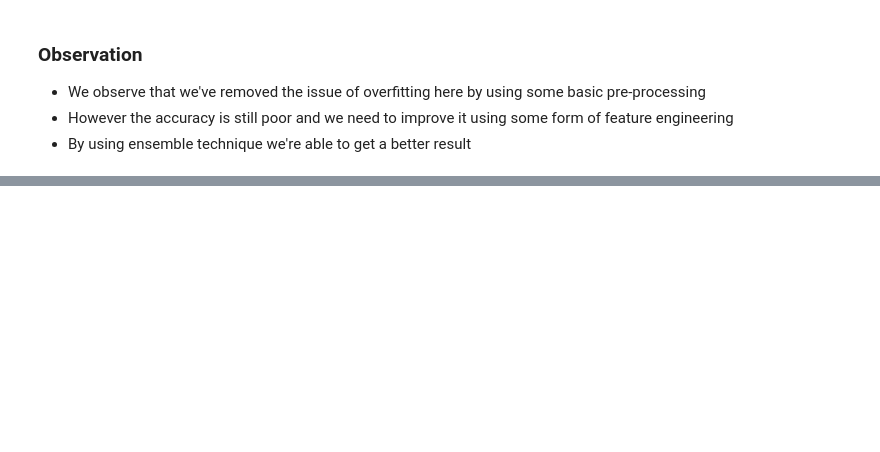
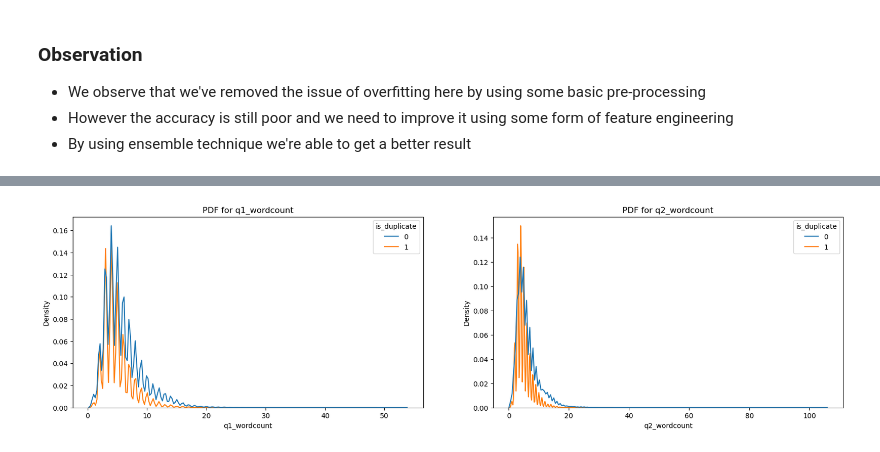
Before and after one commit to IMMRM/Question_Pair_Similarity, a Jupyter notebook: Notebooks/SecondLvlEDA.ipynb, the cells around one changed output, grey strips where cells are left out. Drawn from its saved outputs; the diff is of its cells as text; code cells hidden in the pictures; blank space fills up the shorter version.

```diff
--- a/Notebooks/SecondLvlEDA.ipynb
+++ b/Notebooks/SecondLvlEDA.ipynb
@@ -74,0 +127,10 @@ Test Score= 0.6782793730128293
+# %%
+#PDF for q1_wordcount and q2_wordcount
+fig,ax=plt.subplots(1,2,figsize=(20,5))
+ax[0].title.set_text('PDF for q1_wordcount')
+ax[1].title.set_text('PDF for q2_wordcount')
+sns.kdeplot(data,x='q1_wordcount',hue='is_duplicate',ax=ax[0])
+sns.kdeplot(data,x='q2_wordcount',hue='is_duplicate',ax=ax[1])
+plt.show()
+# %% [output]
+[figure, added]
```
Also changed, not shown: parts of 20 cells of this notebook.
